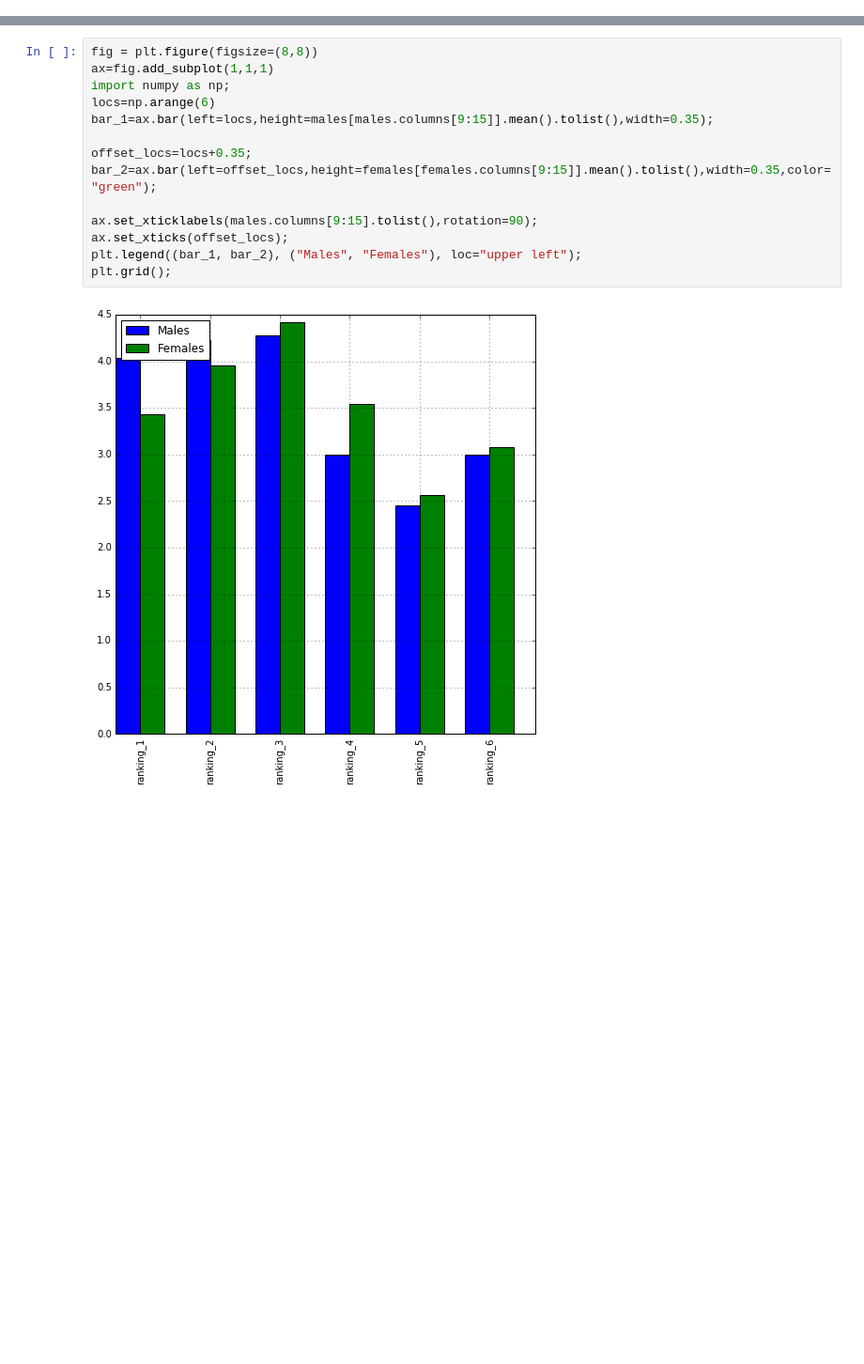
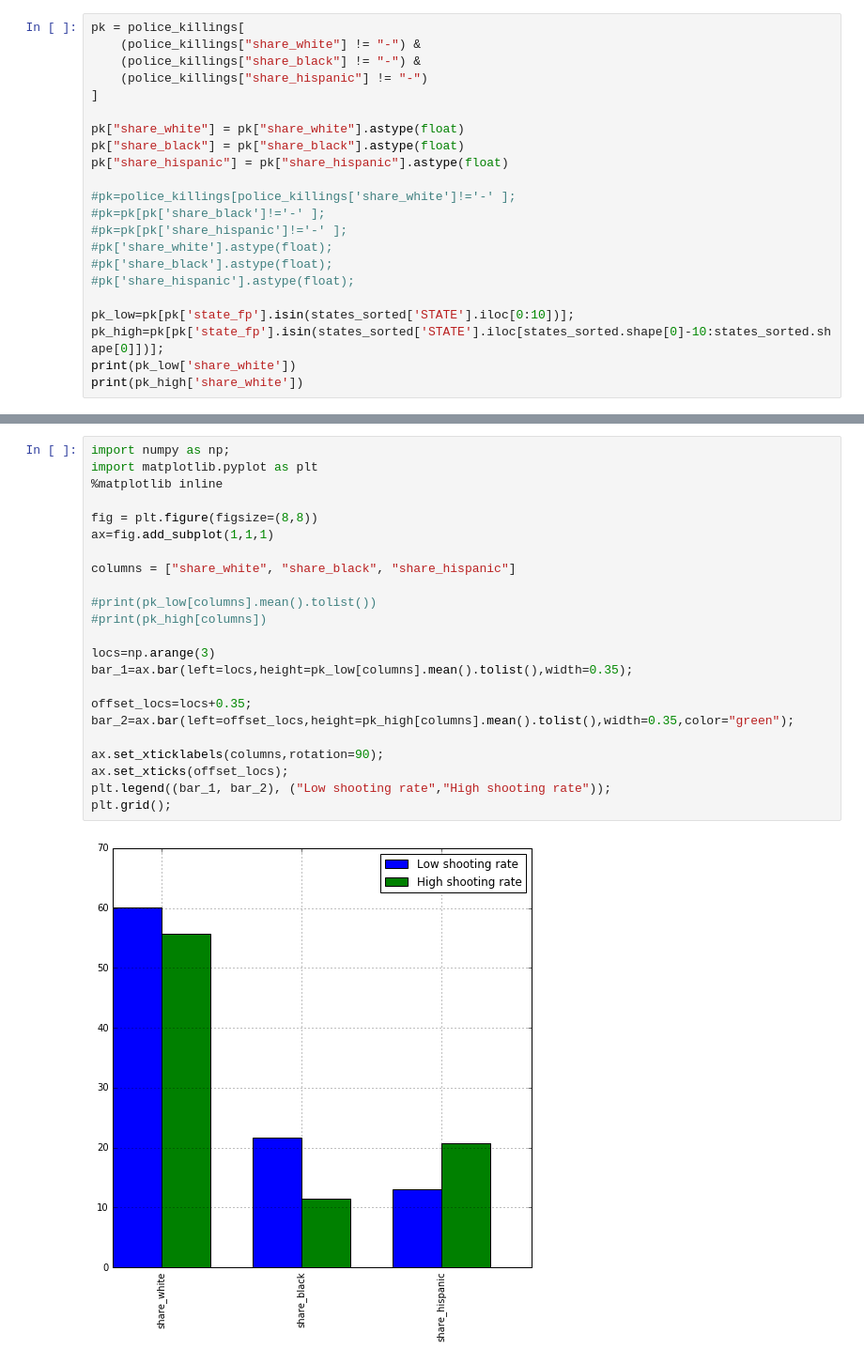
Before and after one commit to huikinglam02/Dataquest-data-science-training, a Jupyter notebook: Basics.ipynb, the cells around one changed output, grey strips where cells are left out. Shown at 94% size. Cells and saved outputs as stored; diff of their text form; blank space fills up the shorter version.

```diff
--- a/Basics.ipynb
+++ b/Basics.ipynb
@@ -108,0 +89,22 @@ nonfan_starwar = star_wars[star_wars["Do you consider yourself to be a fan of th
+# %%
+pk = police_killings[
+    (police_killings["share_white"] != "-") &
+    (police_killings["share_black"] != "-") &
+    (police_killings["share_hispanic"] != "-")
+]
+
+pk["share_white"] = pk["share_white"].astype(float)
+pk["share_black"] = pk["share_black"].astype(float)
+pk["share_hispanic"] = pk["share_hispanic"].astype(float)
+
+#pk=police_killings[police_killings['share_white']!='-' ];
+#pk=pk[pk['share_black']!='-' ];
+#pk=pk[pk['share_hispanic']!='-' ];
+#pk['share_white'].astype(float);
+#pk['share_black'].astype(float);
+#pk['share_hispanic'].astype(float);
+
+pk_low=pk[pk['state_fp'].isin(states_sorted['STATE'].iloc[0:10])];
+pk_high=pk[pk['state_fp'].isin(states_sorted['STATE'].iloc[states_sorted.shape[0]-10:states_sorted.shape[0]])];
+print(pk_low['share_white'])
+print(pk_high['share_white'])
@@ -109,16 +141,25 @@ nonfan_starwar = star_wars[star_wars["Do you consider yourself to be a fan of th
 # %%
+import numpy as np;
+import matplotlib.pyplot as plt
+%matplotlib inline
+
 fig = plt.figure(figsize=(8,8))
 ax=fig.add_subplot(1,1,1)
-import numpy as np;
-locs=np.arange(6)
-bar_1=ax.bar(left=locs,height=males[males.columns[9:15]].mean().tolist(),width=0.35);
+
+columns = ["share_white", "share_black", "share_hispanic"]
+
+#print(pk_low[columns].mean().tolist())
+#print(pk_high[columns])
+
+locs=np.arange(3)
+bar_1=ax.bar(left=locs,height=pk_low[columns].mean().tolist(),width=0.35);
 
 offset_locs=locs+0.35;
-bar_2=ax.bar(left=offset_locs,height=females[females.columns[9:15]].mean().tolist(),width=0.35,color="green");
+bar_2=ax.bar(left=offset_locs,height=pk_high[columns].mean().tolist(),width=0.35,color="green");
 
-ax.set_xticklabels(males.columns[9:15].tolist(),rotation=90);
+ax.set_xticklabels(columns,rotation=90);
 ax.set_xticks(offset_locs);
-plt.legend((bar_1, bar_2), ("Males", "Females"), loc="upper left");
+plt.legend((bar_1, bar_2), ("Low shooting rate","High shooting rate"));
 plt.grid();
 # %% [output]
-[figure, old version]
+[figure, new version]
```
Also changed, not shown: parts of 31 cells of this notebook, 2 other files.
